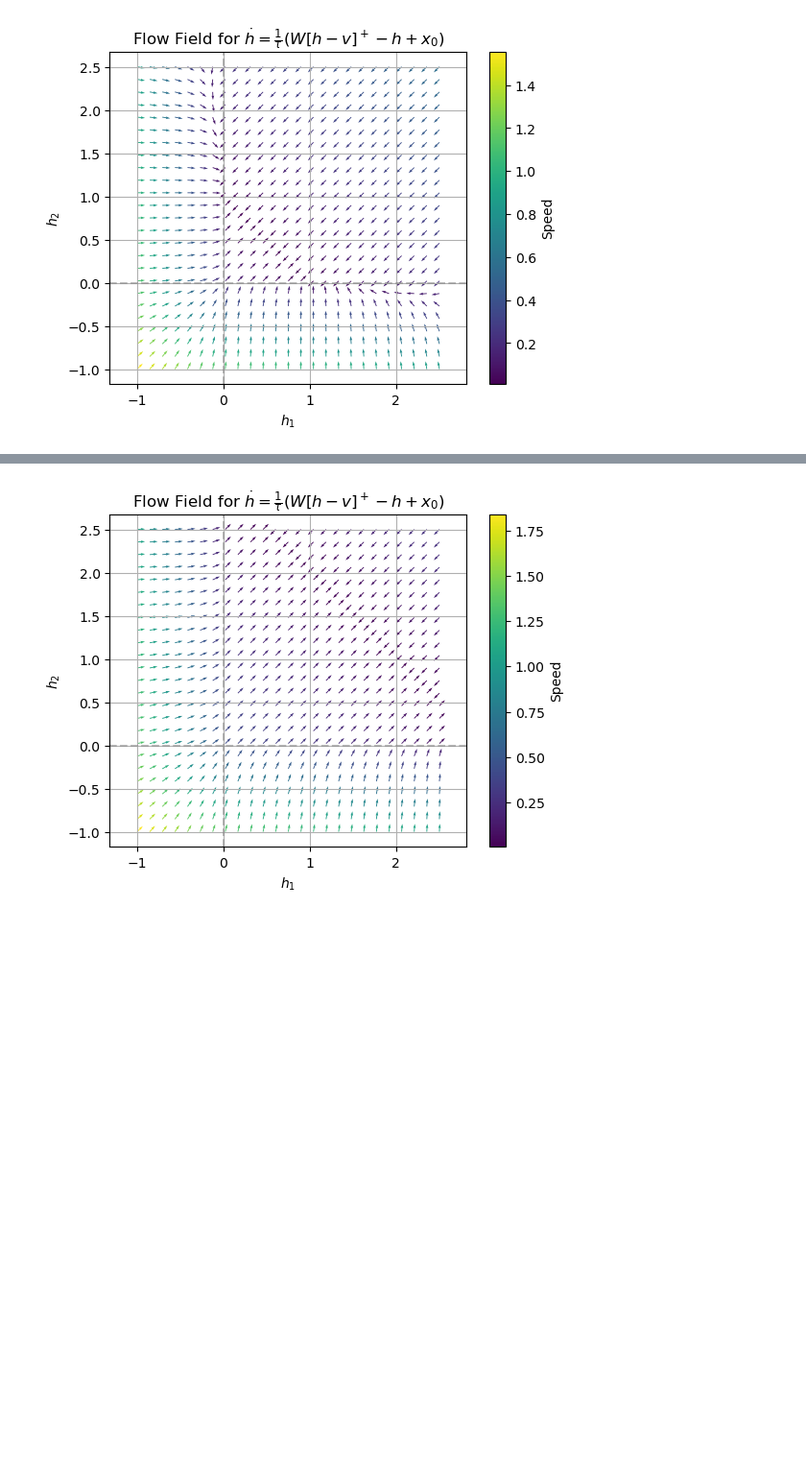
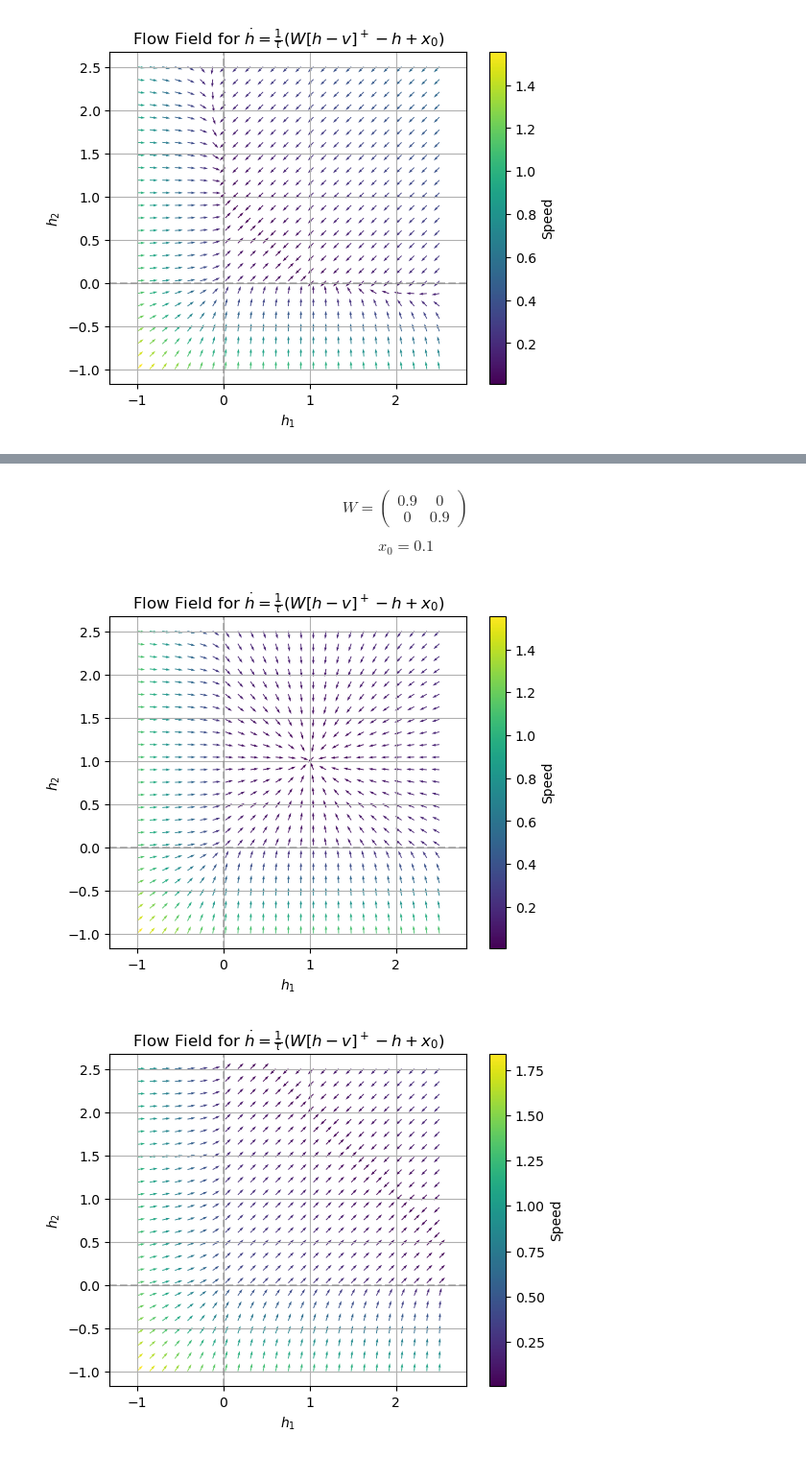
Before and after one commit to davidgbe/automated_plasticity_discovery, a Jupyter notebook: 2d_system_analysis.ipynb, the cells around one changed output, grey strips where cells are left out. Shown at 96% size. Saved outputs shown, nothing was run; the diff lists cells and outputs as text; code cells hidden in the pictures; blank space fills up the shorter version.

```diff
--- a/2d_system_analysis.ipynb
+++ b/2d_system_analysis.ipynb
@@ -120,3 +135,18 @@ plot_flow_field(a, a-1, x_0=0.1)
+# %% [markdown]
+
+$$
+W = \begin{pmatrix}
+0.9 & 0 \\
+0 & 0.9
+\end{pmatrix}
+$$
+
+$$x_0 = 0.1$$
+# %%
+a = 0.9
+plot_flow_field(a, a-0.9, x_0=0.1)
+# %% [output]
+[figure, added]
 # %%
 a = 0.9
 plot_flow_field(a, a-1, x_0=0.3)
```
Also changed, not shown: parts of 2 cells of this notebook, 2 other files.
